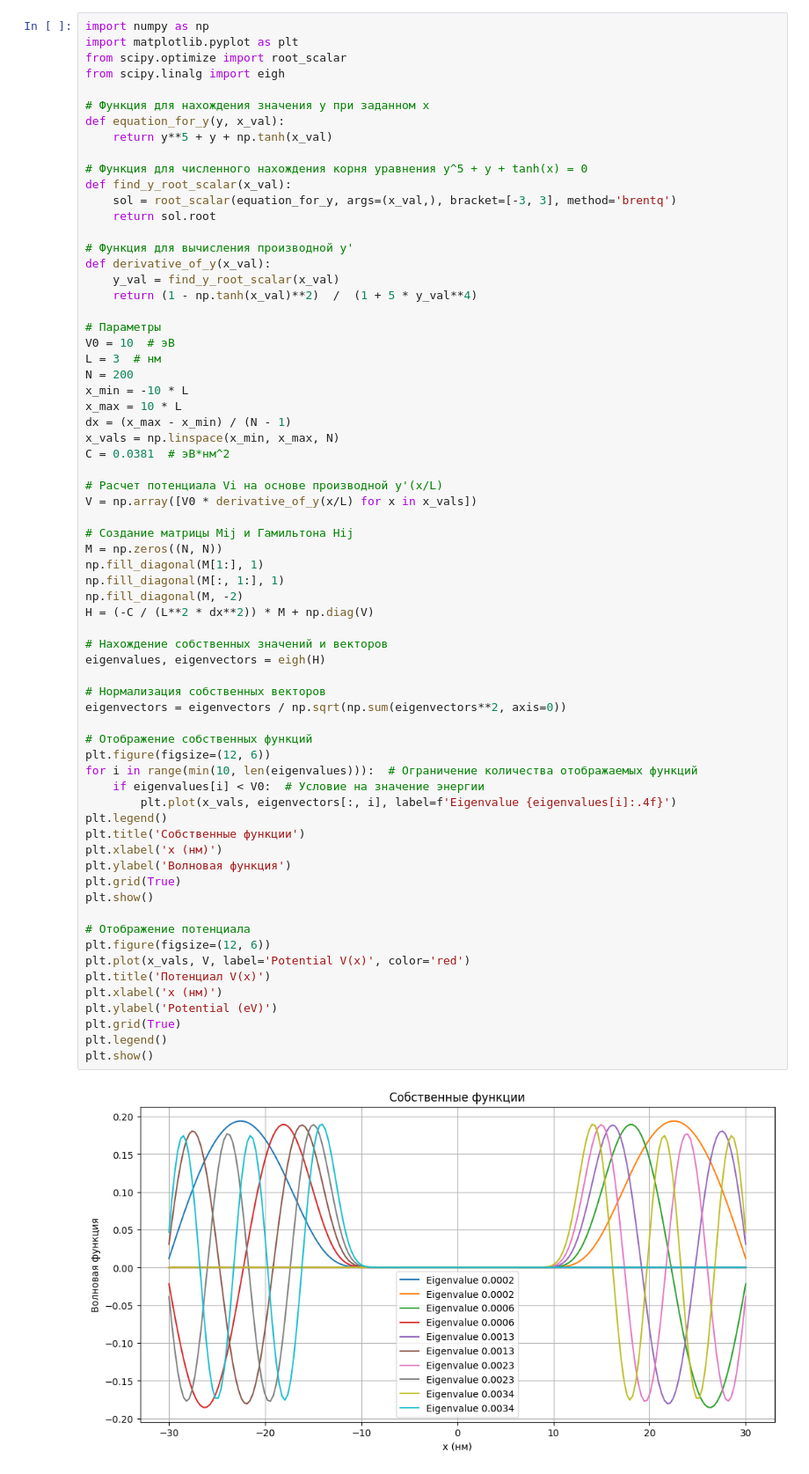
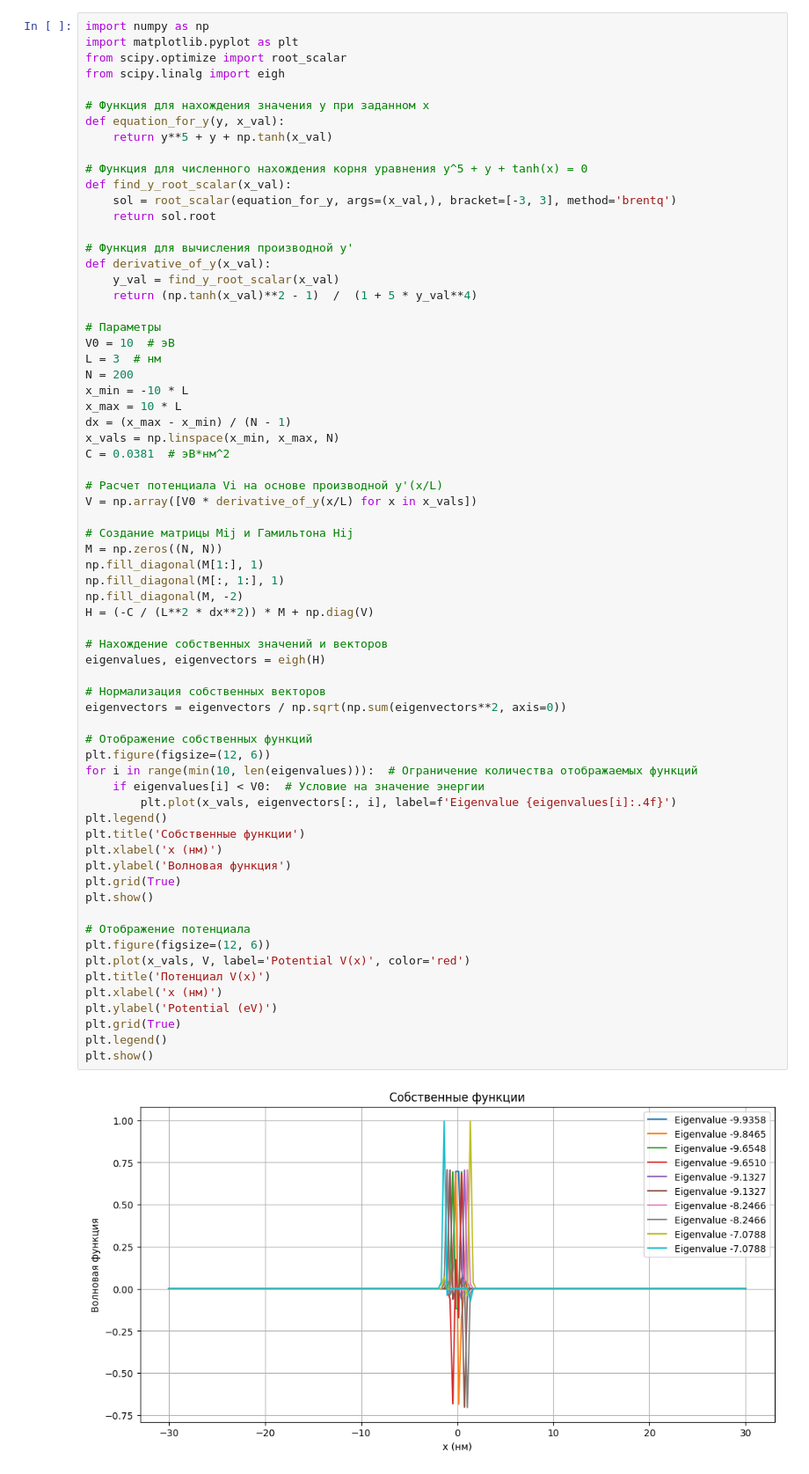
Before and after one commit to Andorfim/NanostructurePhysics, a Jupyter notebook: Lab2_v2.ipynb, the cells around one changed output. Shown: that part at 88% size. Saved outputs shown, nothing was run; the diff lists cells and outputs as text.

```diff
--- a/Lab2_v2.ipynb
+++ b/Lab2_v2.ipynb
@@ -18,7 +18,7 @@ def find_y_root_scalar(x_val):
 # Функция для вычисления производной y'
 def derivative_of_y(x_val):
     y_val = find_y_root_scalar(x_val)
-    return (1 - np.tanh(x_val)**2)  /  (1 + 5 * y_val**4)
+    return (np.tanh(x_val)**2 - 1)  /  (1 + 5 * y_val**4)
 
 # Параметры
 V0 = 10  # эВ
@@ -41,31 +41,31 @@ np.fill_diagonal(M, -2)
 H = (-C / (L**2 * dx**2)) * M + np.diag(V)
 
 # Нахождение собственных значений и векторов
 eigenvalues, eigenvectors = eigh(H)
 
 # Нормализация собственных векторов
 eigenvectors = eigenvectors / np.sqrt(np.sum(eigenvectors**2, axis=0))
 
 # Отображение собственных функций
 plt.figure(figsize=(12, 6))
 for i in range(min(10, len(eigenvalues))):  # Ограничение количества отображаемых функций
     if eigenvalues[i] < V0:  # Условие на значение энергии
         plt.plot(x_vals, eigenvectors[:, i], label=f'Eigenvalue {eigenvalues[i]:.4f}')
 plt.legend()
 plt.title('Собственные функции')
 plt.xlabel('x (нм)')
 plt.ylabel('Волновая функция')
 plt.grid(True)
 plt.show()
 
 # Отображение потенциала
 plt.figure(figsize=(12, 6))
 plt.plot(x_vals, V, label='Potential V(x)', color='red')
 plt.title('Потенциал V(x)')
 plt.xlabel('x (нм)')
 plt.ylabel('Potential (eV)')
 plt.grid(True)
 plt.legend()
 plt.show()
 # %% [output]
-[figure, old version]
+[figure, new version]
```
Also changed, not shown: parts of 1 cell of this notebook.
